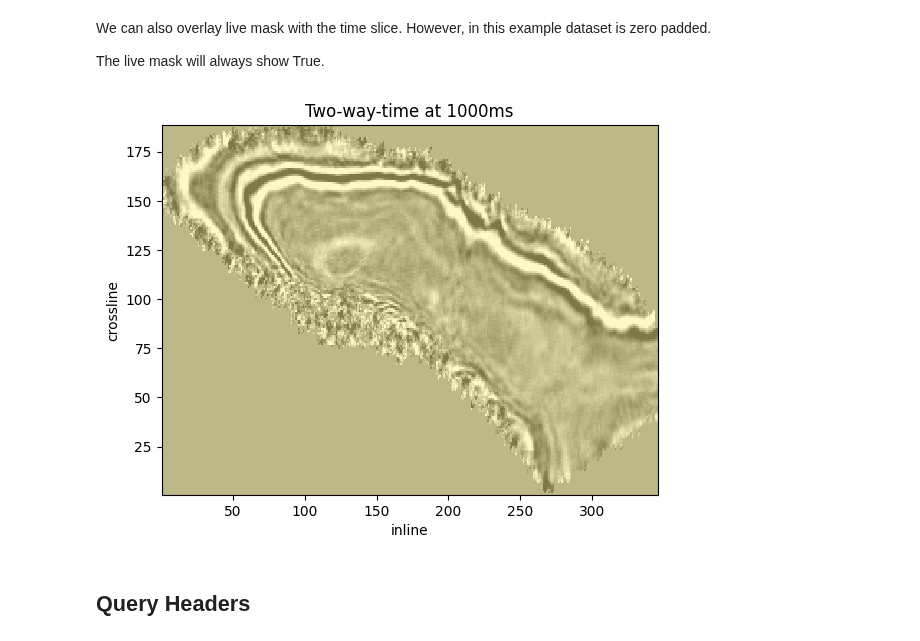
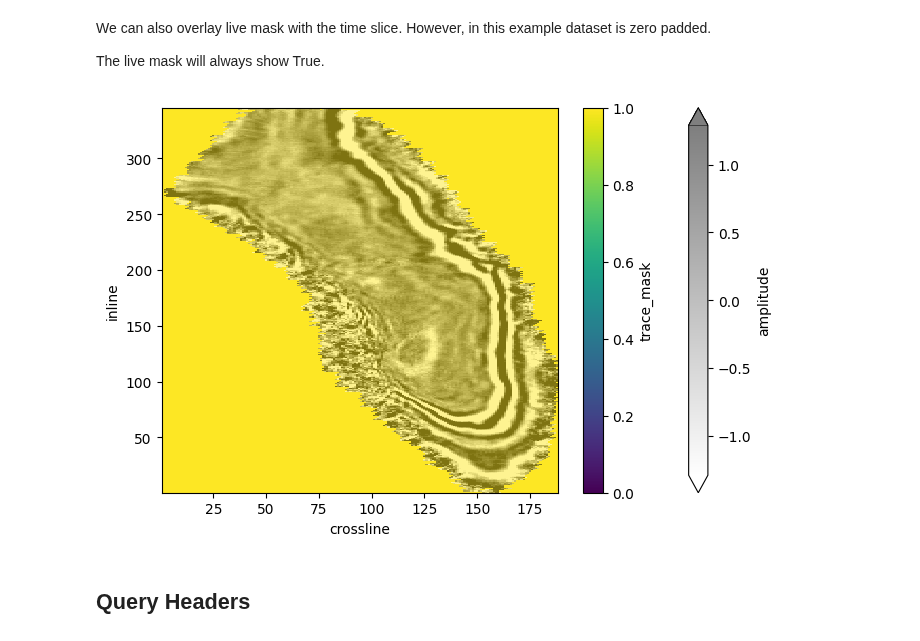
Before and after one commit to TGSAI/mdio-python, a Jupyter notebook: docs/tutorials/quickstart.ipynb, the cells around one changed output. Drawn from its saved outputs; the diff is of its cells as text; code cells hidden in the pictures.

```diff
--- a/docs/tutorials/quickstart.ipynb
+++ b/docs/tutorials/quickstart.ipynb
@@ -219,16 +239,13 @@ plt.ylabel("crossline");
 We can also overlay live mask with the time slice. However, in this example dataset is zero padded.
 
 The live mask will always show True.
-# %%
-live_mask = mdio.live_mask[:]
-
-plt.pcolormesh(inlines, crosslines, live_mask.T, vmin=0, vmax=1, alpha=0.5)
-plt.pcolormesh(inlines, crosslines, z_data.T, vmin=vmin, vmax=vmax, cmap="gray_r", alpha=0.5)
-plt.title(f"Two-way-time at {1000}ms")
-plt.xlabel("inline")
-plt.ylabel("crossline");
-# %% [output]
-[figure, removed]
+# %%
+trace_mask = dataset.trace_mask[:]
+
+twt_data.plot(vmin=-2*std, vmax=2*std, cmap="gray_r", alpha=0.5, figsize=(8, 5))
+trace_mask.plot.imshow(vmin=0, vmax=1);
+# %% [output]
+[figure, added]
 # %% [markdown]
 ## Query Headers
 # %% [markdown]
```
Also changed, not shown: parts of 31 cells of this notebook.
